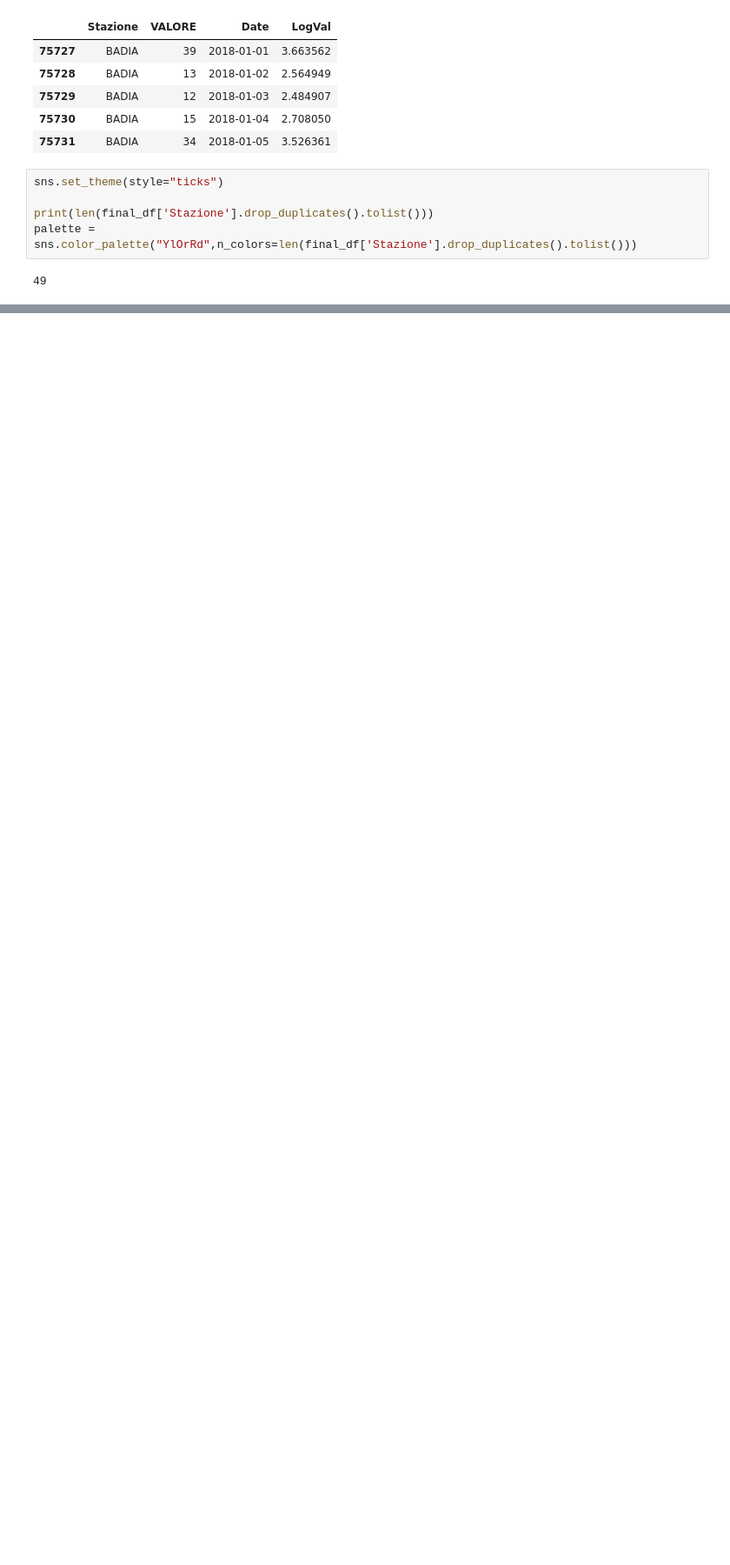
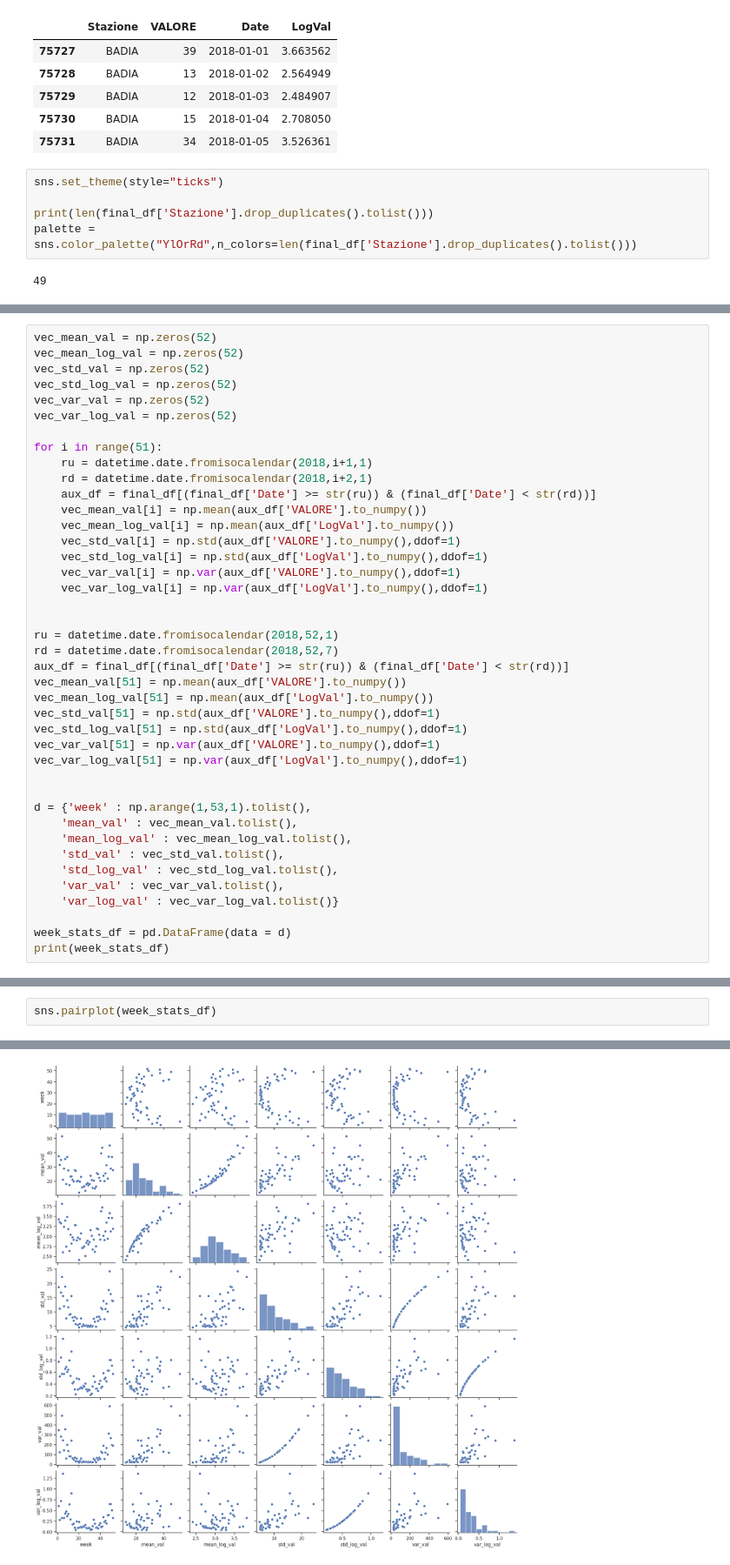
Before and after one commit to CostanzaCantalini/bayes_colab, a Jupyter notebook: data/analisi_esplorativa_tesi.ipynb, the cells around one changed output, grey strips where cells are left out. Shown at 87% size. Cells and saved outputs as stored; diff of their text form; blank space fills up the shorter version.

Commit message:
Aggiunto scatterplot media contro varianza

```diff
--- a/data/analisi_esplorativa_tesi.ipynb
+++ b/data/analisi_esplorativa_tesi.ipynb
@@ -77,0 +99,41 @@ sns.relplot(
+# %%
+vec_mean_val = np.zeros(52)
+vec_mean_log_val = np.zeros(52)
+vec_std_val = np.zeros(52)
+vec_std_log_val = np.zeros(52)
+vec_var_val = np.zeros(52)
+vec_var_log_val = np.zeros(52)
+
+for i in range(51):
+    ru = datetime.date.fromisocalendar(2018,i+1,1)
+    rd = datetime.date.fromisocalendar(2018,i+2,1)
+    aux_df = final_df[(final_df['Date'] >= str(ru)) & (final_df['Date'] < str(rd))]
+    vec_mean_val[i] = np.mean(aux_df['VALORE'].to_numpy())
+    vec_mean_log_val[i] = np.mean(aux_df['LogVal'].to_numpy())
+    vec_std_val[i] = np.std(aux_df['VALORE'].to_numpy(),ddof=1)
+    vec_std_log_val[i] = np.std(aux_df['LogVal'].to_numpy(),ddof=1)
+    vec_var_val[i] = np.var(aux_df['VALORE'].to_numpy(),ddof=1)
+    vec_var_log_val[i] = np.var(aux_df['LogVal'].to_numpy(),ddof=1)
+
+
+ru = datetime.date.fromisocalendar(2018,52,1)
+rd = datetime.date.fromisocalendar(2018,52,7)
+aux_df = final_df[(final_df['Date'] >= str(ru)) & (final_df['Date'] < str(rd))]
+vec_mean_val[51] = np.mean(aux_df['VALORE'].to_numpy())
+vec_mean_log_val[51] = np.mean(aux_df['LogVal'].to_numpy())
+vec_std_val[51] = np.std(aux_df['VALORE'].to_numpy(),ddof=1)
+vec_std_log_val[51] = np.std(aux_df['LogVal'].to_numpy(),ddof=1)
+vec_var_val[51] = np.var(aux_df['VALORE'].to_numpy(),ddof=1)
+vec_var_log_val[51] = np.var(aux_df['LogVal'].to_numpy(),ddof=1)
+
+
+d = {'week' : np.arange(1,53,1).tolist(),
+    'mean_val' : vec_mean_val.tolist(),
+    'mean_log_val' : vec_mean_log_val.tolist(),
+    'std_val' : vec_std_val.tolist(),
+    'std_log_val' : vec_std_log_val.tolist(),
+    'var_val' : vec_var_val.tolist(),
+    'var_log_val' : vec_var_log_val.tolist()}
+
+week_stats_df = pd.DataFrame(data = d)
+print(week_stats_df)
@@ -77,0 +158,3 @@ sns.relplot(
+# %%
+sns.pairplot(week_stats_df)
+# %% [output]
@@ -77,0 +162 @@ sns.relplot(
+[figure, added]
```
Also changed, not shown: parts of 10 cells of this notebook.
